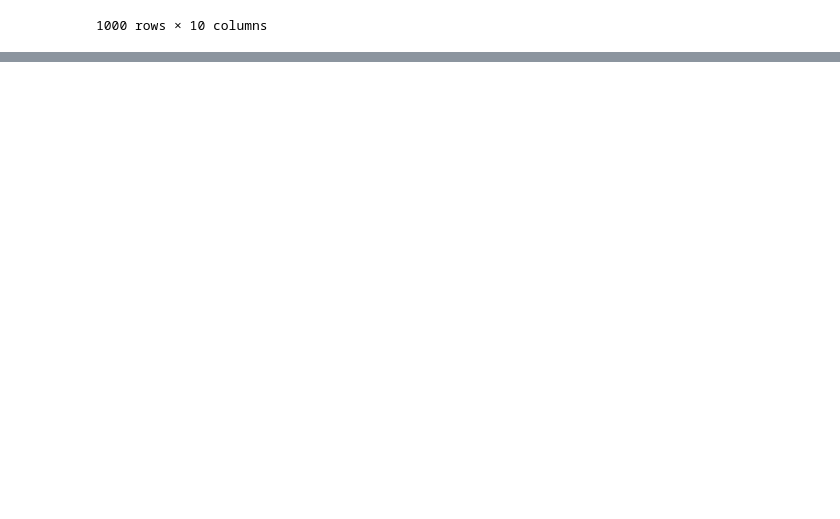
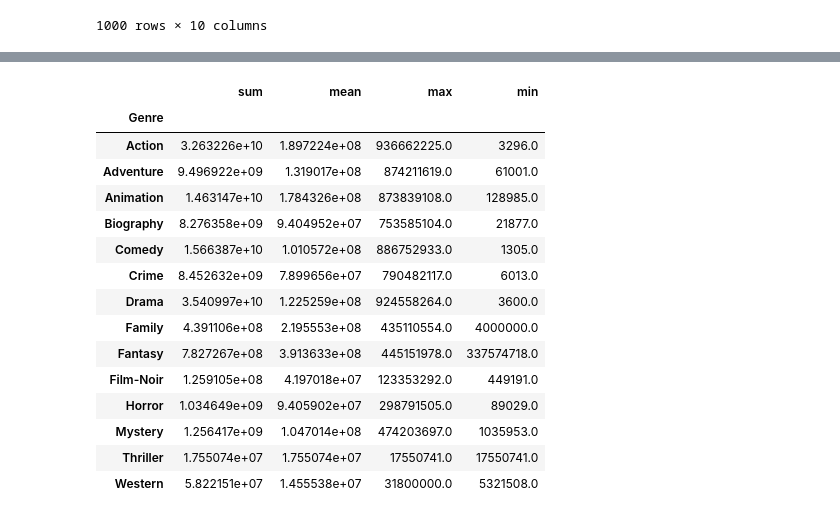
Before and after one commit to Humza134/Pandas, a Jupyter notebook: pandas/Pandas_class_3.ipynb, the cells around one changed output, grey strips where cells are left out. Cells and saved outputs as stored; diff of their text form; code cells hidden in the pictures; blank space fills up the shorter version.

```diff
--- a/pandas/Pandas_class_3.ipynb
+++ b/pandas/Pandas_class_3.ipynb
@@ -235,0 +322,19 @@ data[data.Director == "Alfred Hitchcock"]
+# %%
+data.groupby("Genre")["Gross"].agg([sum, "mean", "max", "min"])
+# %% [output]
+|  | sum | mean | max | min |
+| Genre |  |  |  |  |
+| Action | 3.263226e+10 | 1.897224e+08 | 936662225.0 | 3296.0 |
+| Adventure | 9.496922e+09 | 1.319017e+08 | 874211619.0 | 61001.0 |
+| Animation | 1.463147e+10 | 1.784326e+08 | 873839108.0 | 128985.0 |
+| Biography | 8.276358e+09 | 9.404952e+07 | 753585104.0 | 21877.0 |
+| Comedy | 1.566387e+10 | 1.010572e+08 | 886752933.0 | 1305.0 |
+| Crime | 8.452632e+09 | 7.899656e+07 | 790482117.0 | 6013.0 |
+| Drama | 3.540997e+10 | 1.225259e+08 | 924558264.0 | 3600.0 |
+| Family | 4.391106e+08 | 2.195553e+08 | 435110554.0 | 4000000.0 |
+| Fantasy | 7.827267e+08 | 3.913633e+08 | 445151978.0 | 337574718.0 |
+| Film-Noir | 1.259105e+08 | 4.197018e+07 | 123353292.0 | 449191.0 |
+| Horror | 1.034649e+09 | 9.405902e+07 | 298791505.0 | 89029.0 |
+| Mystery | 1.256417e+09 | 1.047014e+08 | 474203697.0 | 1035953.0 |
+| Thriller | 1.755074e+07 | 1.755074e+07 | 17550741.0 | 17550741.0 |
+| Western | 5.822151e+07 | 1.455538e+07 | 31800000.0 | 5321508.0 |
```
Also changed, not shown: parts of 14 cells of this notebook.
